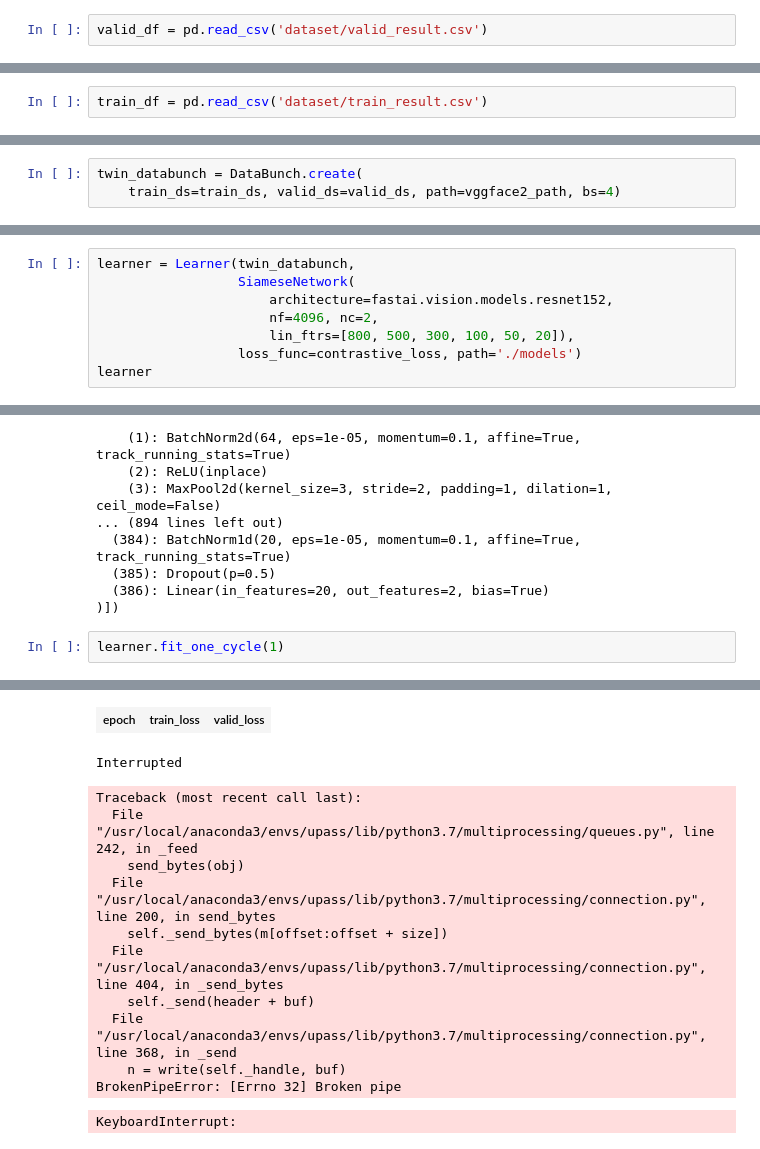
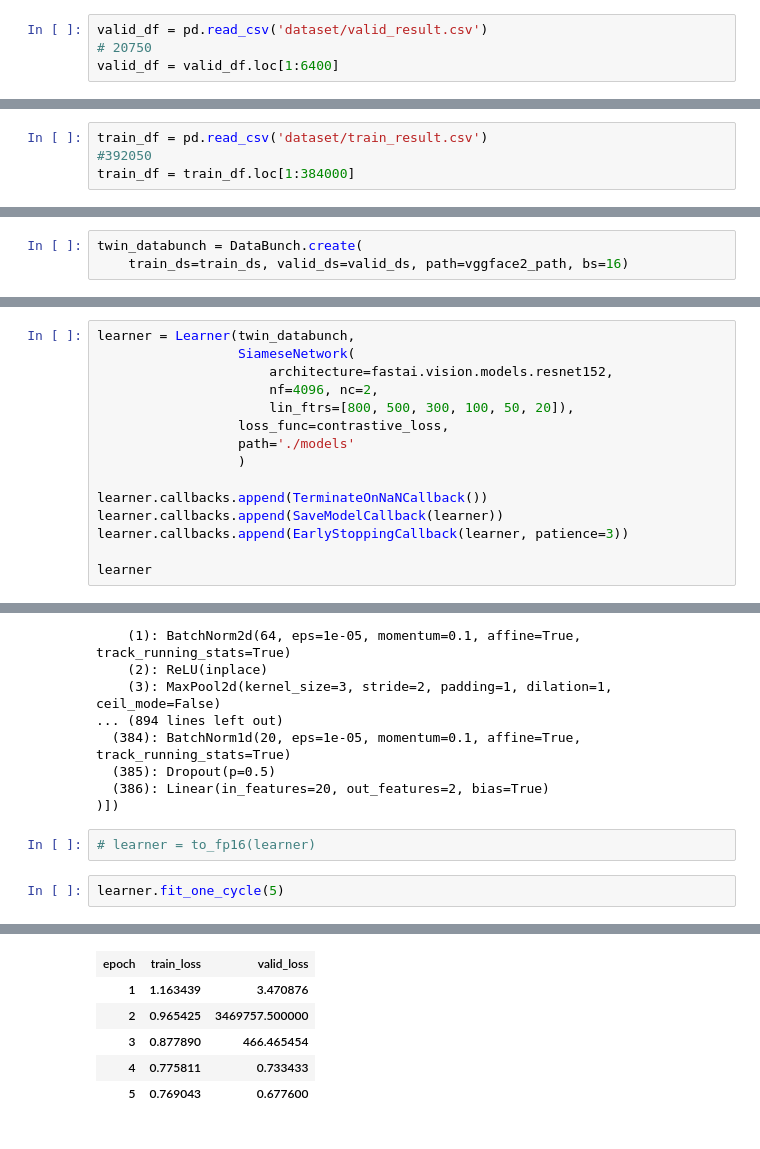
Before and after one commit to webdizz/upass.ai, a Jupyter notebook: siamese-training.ipynb, the cells around one changed output, grey strips where cells are left out. Saved outputs shown, nothing was run; the diff lists cells and outputs as text.

```diff
--- a/siamese-training.ipynb
+++ b/siamese-training.ipynb
@@ -16,3 +16,5 @@ vggface2_path = '../data/vggface2'
 ## prepare valid dataset
 # %%
 valid_df = pd.read_csv('dataset/valid_result.csv')
+# 20750
+valid_df = valid_df.loc[1:6400]
@@ -28,3 +34,5 @@ valid_ds = TwinDataset(valid_source.train_ds, valid_target.train_ds)
 ## prepare train dataset
 # %%
 train_df = pd.read_csv('dataset/train_result.csv')
+#392050
+train_df = train_df.loc[1:384000]
@@ -39,6 +51,6 @@ train_ds = TwinDataset(train_source.train_ds, train_target.train_ds)
 ## final databunch
 # %%
 twin_databunch = DataBunch.create(
-    train_ds=train_ds, valid_ds=valid_ds, path=vggface2_path, bs=4)
+    train_ds=train_ds, valid_ds=valid_ds, path=vggface2_path, bs=16)
 # %% [markdown]
 ## training
@@ -48,7 +62,14 @@ learner = Learner(twin_databunch,
                       architecture=fastai.vision.models.resnet152,
                       nf=4096, nc=2,
                       lin_ftrs=[800, 500, 300, 100, 50, 20]),
-                  loss_func=contrastive_loss, path='./models')
+                  loss_func=contrastive_loss,
+                  path='./models'
+                  )
+
+learner.callbacks.append(TerminateOnNaNCallback())
+learner.callbacks.append(SaveModelCallback(learner))
+learner.callbacks.append(EarlyStoppingCallback(learner, patience=3))
+
 learner
 # %% [output]
 Learner(data=DataBunch;
@@ -68,6 +89,8 @@ Test: None, model=SiameseNetwork(
   (385): Dropout(p=0.5)
   (386): Linear(in_features=20, out_features=2, bias=True)
 )])
+# %%
+# learner = to_fp16(learner)
 # %%
-learner.fit_one_cycle(1)
+learner.fit_one_cycle(5)
 # %% [output]
@@ -75,13 +98,6 @@ learner.fit_one_cycle(1)
 | epoch | train_loss | valid_loss |
+| 1 | 1.163439 | 3.470876 |
+| 2 | 0.965425 | 3469757.500000 |
+| 3 | 0.877890 | 466.465454 |
+| 4 | 0.775811 | 0.733433 |
+| 5 | 0.769043 | 0.677600 |
-Interrupted
-Traceback (most recent call last):
-  File "/usr/local/anaconda3/envs/upass/lib/python3.7/multiprocessing/queues.py", line 242, in _feed
-    send_bytes(obj)
-  File "/usr/local/anaconda3/envs/upass/lib/python3.7/multiprocessing/connection.py", line 200, in send_bytes
-    self._send_bytes(m[offset:offset + size])
-  File "/usr/local/anaconda3/envs/upass/lib/python3.7/multiprocessing/connection.py", line 404, in _send_bytes
-    self._send(header + buf)
-  File "/usr/local/anaconda3/envs/upass/lib/python3.7/multiprocessing/connection.py", line 368, in _send
-    n = write(self._handle, buf)
-BrokenPipeError: [Errno 32] Broken pipe
-KeyboardInterrupt:
```
Also changed, not shown: parts of 11 cells of this notebook.
